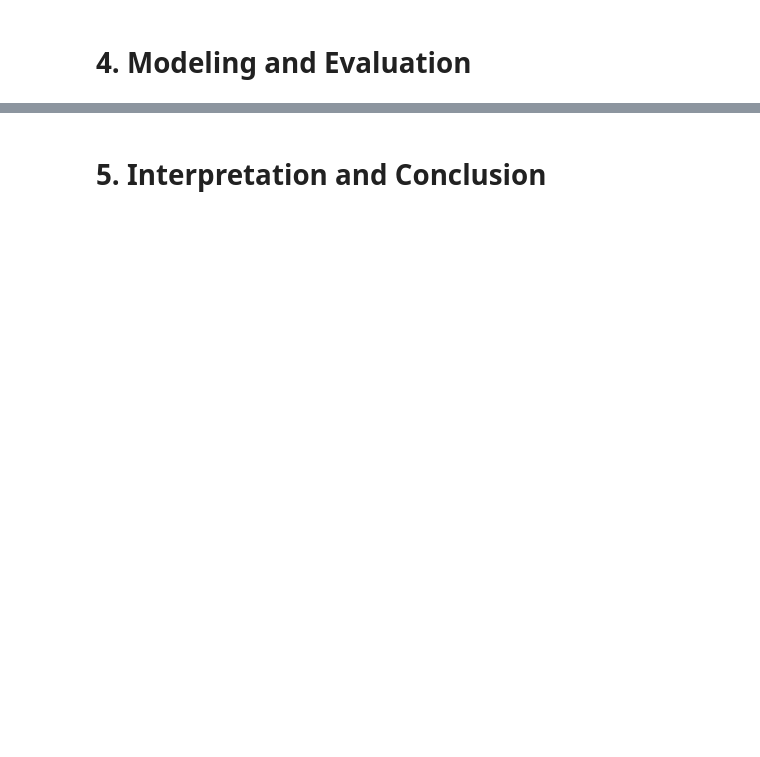
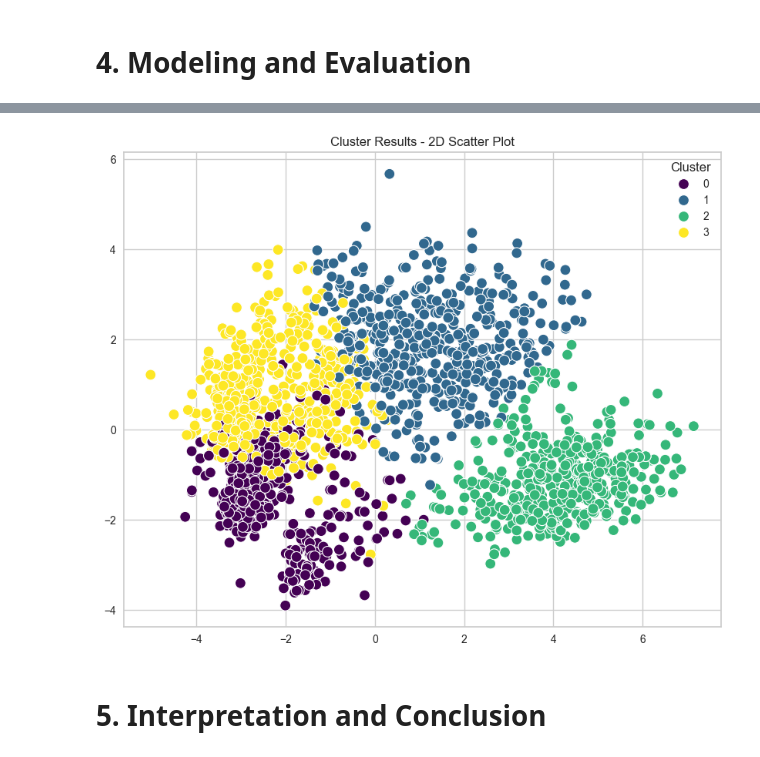
Before and after one commit to WhoopyEv/customer-personality-analysis, a Jupyter notebook: customer_personality_analysis.ipynb, the cells around one changed output, grey strips where cells are left out. Cells and saved outputs as stored; diff of their text form; code cells hidden in the pictures; blank space fills up the shorter version.

```diff
--- a/customer_personality_analysis.ipynb
+++ b/customer_personality_analysis.ipynb
@@ -641,2 +690,19 @@ array([[ 5.25171556,  0.22085572,  2.33975663],
+# %%
+plt.figure(figsize=(10, 8))
+
+sns.scatterplot(
+    x=pca_results[:, 0], y=pca_results[:, 1],
+    hue=kmeans_clusters,
+    palette='viridis',
+    s=100
+)
+
+plt.title('Cluster Results - 2D Scatter Plot')
+plt.legend(title='Cluster')
+plt.grid(True)
+
+plt.show()
+# %% [output]
+[figure, added]
 # %% [markdown]
 # 5. Interpretation and Conclusion
```
Also changed, not shown: parts of 10 cells of this notebook.
